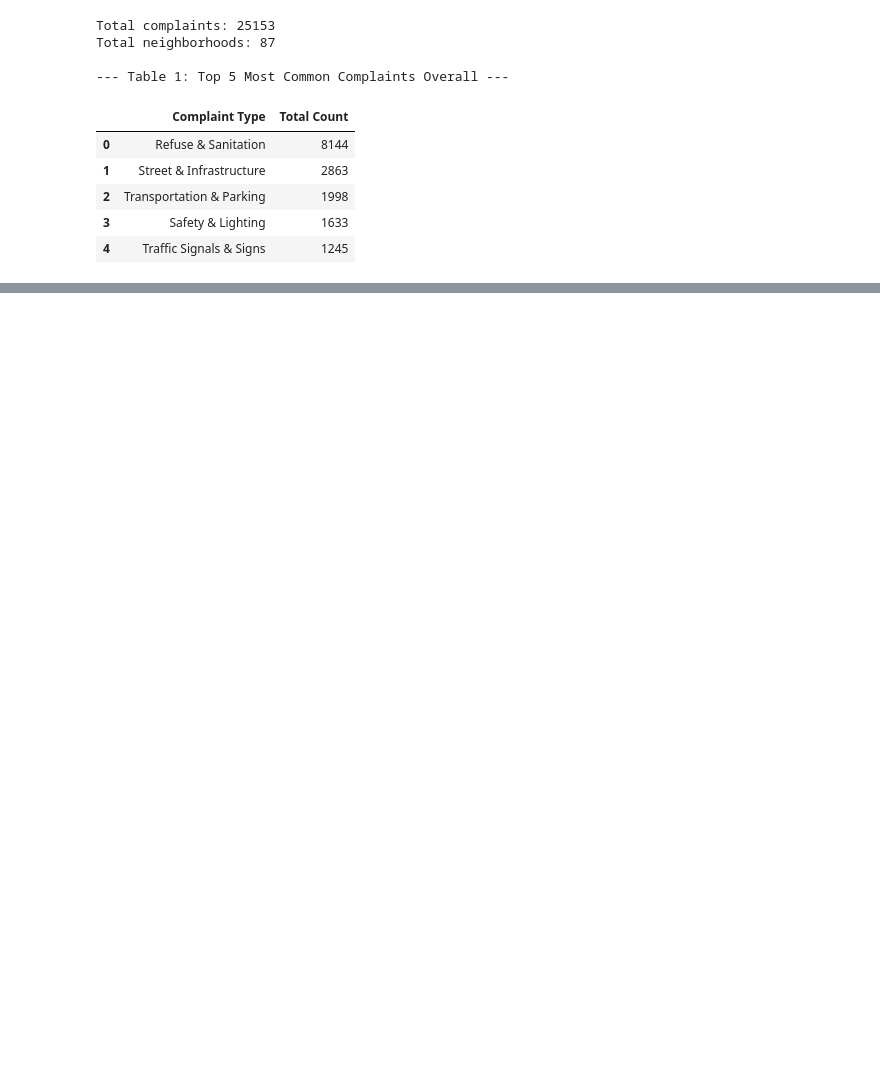
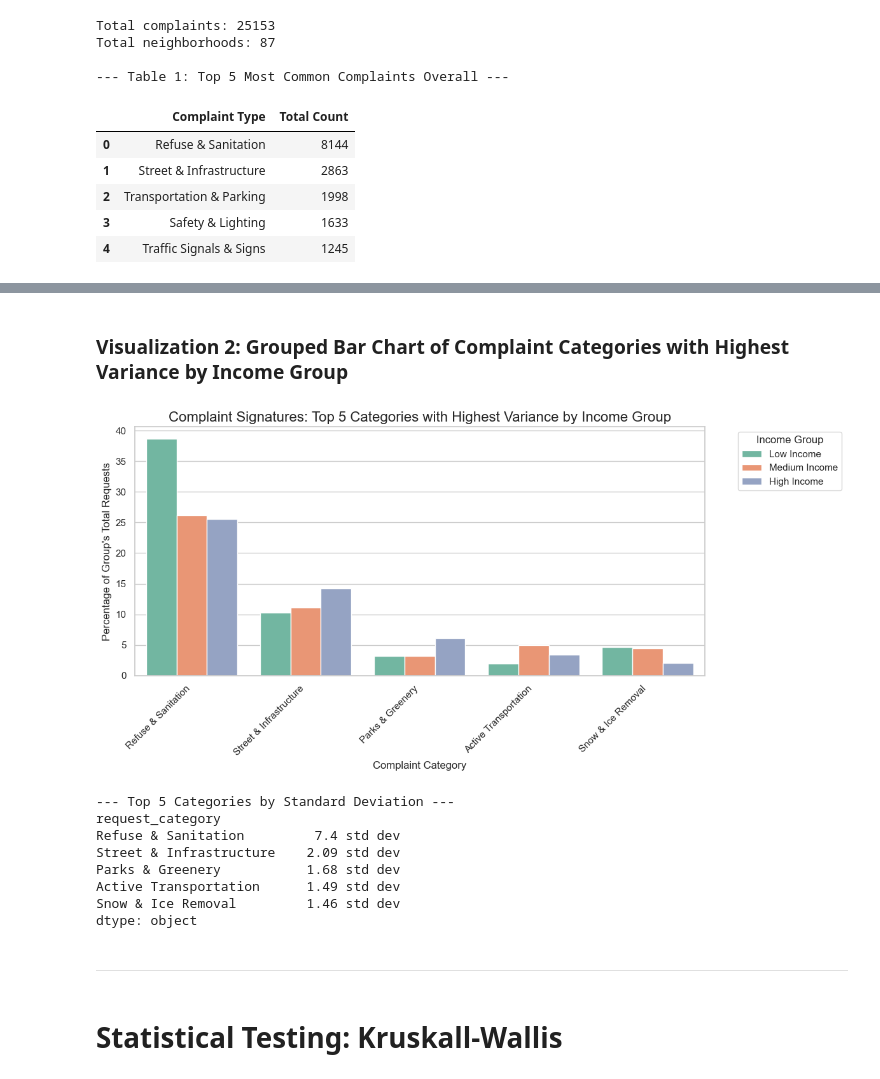
Before and after one commit to npisar/SI313-homework, a Jupyter notebook: final project/pisarczyk_final-project_progress-report_si313.ipynb, the cells around one changed output, grey strips where cells are left out. Drawn from its saved outputs; the diff is of its cells as text; code cells hidden in the pictures; blank space fills up the shorter version.

```diff
--- a/final project/pisarczyk_final-project_progress-report_si313.ipynb
+++ b/final project/pisarczyk_final-project_progress-report_si313.ipynb
@@ -698,0 +723,11 @@ print("--- Top 5 Categories with the Largest Percentage Point Differences ---")
+# %%
+# Standard deviation measures how spread out the percentages are from their average across all 3 groups
+category_std = category_freq.std(axis=0)
+
+# Select the 5 categories with the highest standard deviation
+top5_std = category_std.nlargest(5).index
+
+# Filter the frequency table to just these 5 categories and melt it for plotting
+freq_top5_std = category_freq[top5_std].reset_index()
+freq_top5_std_melted = freq_top5_std.melt(id_vars='income_group', var_name='request_category', value_name='percentage')
+print(f"Top 5 Most Different Variables\n{freq_top5_std_melted}")
@@ -699 +769,37 @@ print("--- Top 5 Categories with the Largest Percentage Point Differences ---")
+# %% [markdown]
+### **Visualization 2: Grouped Bar Chart of Complaint Categories with Highest Variance by Income Group**
+# %%
+plt.figure(figsize=(12, 6))
+sns.barplot(
+    data=freq_top5_std_melted,
+    x='request_category',
+    y='percentage',
+    hue='income_group',
+    palette="Set2"
+)
+plt.title("Complaint Signatures: Top 5 Categories with Highest Variance by Income Group", fontsize=16)
+plt.xlabel("Complaint Category", fontsize=12)
+plt.ylabel("Percentage of Group's Total Requests", fontsize=12)
+plt.xticks(rotation=45, ha='right')
+plt.legend(title='Income Group', bbox_to_anchor=(1.05, 1), loc='upper left')
+plt.tight_layout()
+plt.show()
+
+# Print the standard deviations
+print("--- Top 5 Categories by Standard Deviation ---")
+print(category_std.nlargest(5).round(2).astype(str) + " std dev")
+# %% [output]
+[figure, added]
+--- Top 5 Categories by Standard Deviation ---
+request_category
+Refuse & Sanitation         7.4 std dev
+Street & Infrastructure    2.09 std dev
+Parks & Greenery           1.68 std dev
+Active Transportation      1.49 std dev
+Snow & Ice Removal         1.46 std dev
+dtype: object
+# %% [markdown]
+---
+# %% [markdown]
+# **Statistical Testing: Kruskall-Wallis**
 # %%
```
Also changed, not shown: parts of 32 cells of this notebook, 3 other files.
